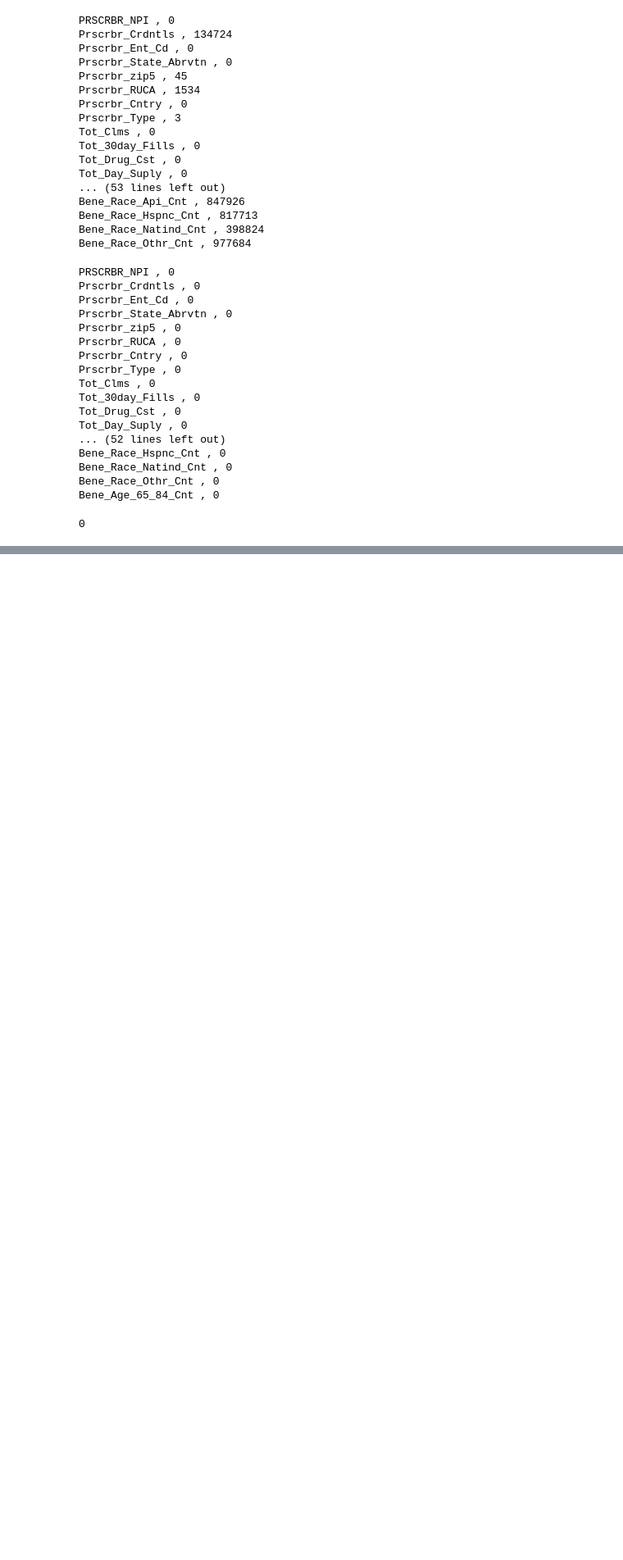
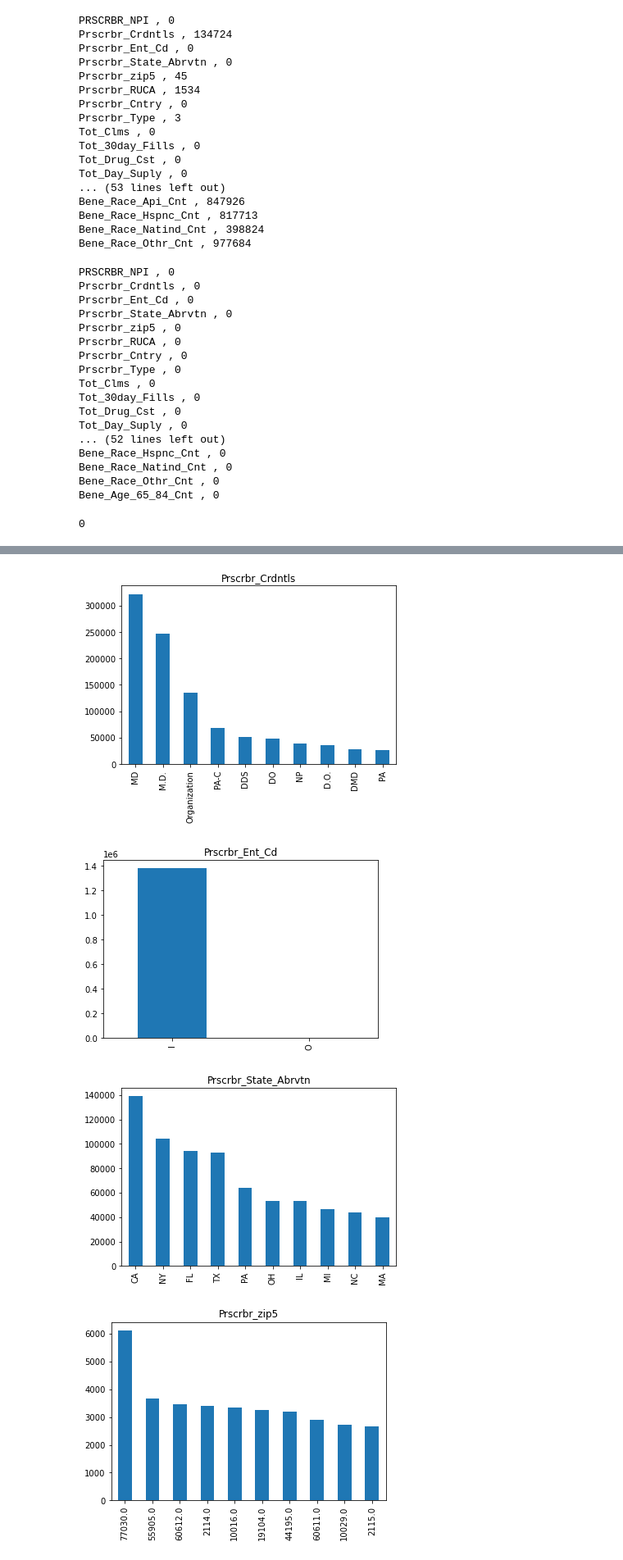
Before and after one commit to jujakiss/ADS502-FINAL-PROJECT, a Jupyter notebook: data-cleaning-jacobh.ipynb, the cells around one changed output, grey strips where cells are left out. Shown at 82% size. Saved outputs shown, nothing was run; the diff lists cells and outputs as text; code cells hidden in the pictures; blank space fills up the shorter version.

Commit message:
Update data-cleaning-jacobh.ipynb
Added heat map, cat feature charts, cost per bene in each drug type

```diff
--- a/data-cleaning-jacobh.ipynb
+++ b/data-cleaning-jacobh.ipynb
@@ -360,0 +362,12 @@ for col in num_cols:
+# %%
+cat_cols = df_op.select_dtypes(include='object').columns
+
+for col in cat_cols:
+    df_op[col].value_counts().head(10).plot(kind='bar') #Change head count for more counts
+    plt.title(col)
+    plt.show()
+# %% [output]
+[figure, added]
+[figure, added]
+[figure, added]
+[figure, added]
```
Also changed, not shown: parts of 5 cells of this notebook.
